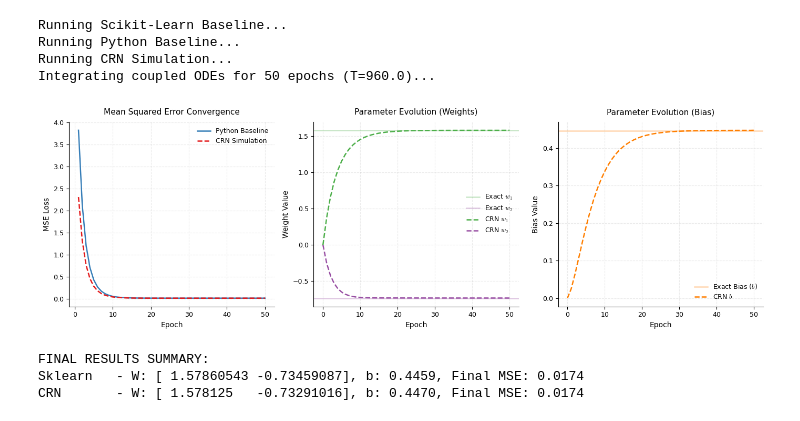
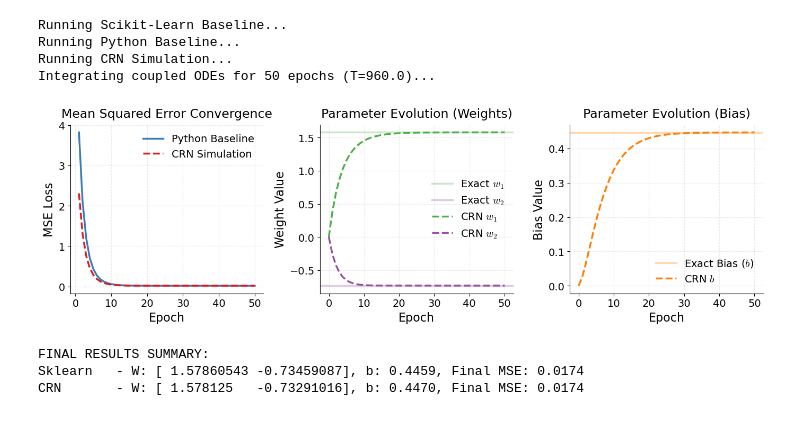
Before and after one commit to AryanK37/crn-linreg-interp, a Jupyter notebook: Notebooks/multivariate_regression_batch_size.ipynb, the cells around one changed output. Cells and saved outputs as stored; diff of their text form; code cells hidden in the pictures.

```diff
--- a/Notebooks/multivariate_regression_batch_size.ipynb
+++ b/Notebooks/multivariate_regression_batch_size.ipynb
@@ -400,17 +401,29 @@ Running CRN Simulation...
 Integrating coupled ODEs for 50 epochs (T=960.0)...
 # %%
 # Paper Plot
+# plt.rcParams.update({
+#     "font.family": "sans-serif",
+#     "font.sans-serif": ["DejaVu Sans", "Arial"],
+#     "mathtext.fontset": "cm",
+#     'font.size': 10,
+#     'axes.labelsize': 10,
+#     'axes.titlesize': 11,
+#     'legend.fontsize': 9,
+#     'xtick.labelsize': 9,
+#     'ytick.labelsize': 9,
+#     'lines.linewidth': 1.8
+# })
 plt.rcParams.update({
     "font.family": "sans-serif",
     "font.sans-serif": ["DejaVu Sans", "Arial"],
     "mathtext.fontset": "cm",
-    'font.size': 10,
-    'axes.labelsize': 10,
-    'axes.titlesize': 11,
-    'legend.fontsize': 9,
-    'xtick.labelsize': 9,
-    'ytick.labelsize': 9,
-    'lines.linewidth': 1.8
+    'font.size': 14,
+    'axes.labelsize': 16,
+    'axes.titlesize': 17,
+    'legend.fontsize': 14,
+    'xtick.labelsize': 14,
+    'ytick.labelsize': 14,
+    'lines.linewidth': 2.5
 })
 
 fig, axes = plt.subplots(1, 3, figsize=(14, 4.5))
@@ -450,34 +463,35 @@ axes[2].legend(loc='best', frameon=False)
 
 for ax in axes:
     ax.spines['top'].set_visible(False)
     ax.spines['right'].set_visible(False)
     ax.grid(True, alpha=0.25, linestyle='--')
 
 plt.tight_layout()
+os.makedirs("../plots", exist_ok=True)
 
 plt.savefig(
     "../plots/multi_variate_plots.pdf",
     format="pdf",
     bbox_inches="tight",
     pad_inches=0.02,
     dpi=600
 )
 plt.savefig(
     "../plots/multi_variate_plots.png",
     format="png",
     bbox_inches="tight",
     pad_inches=0.02,
     dpi=600
 )
 
 plt.show()
 
 print("FINAL RESULTS SUMMARY:")
 print(f"Sklearn   - W: {W_sk}, b: {b_sk:.4f}, Final MSE: {mse_sk:.4f}")
 # print(f"Python    - W: {W_py[-1]}, b: {b_py[-1]:.4f}, Final MSE: {mse_py[-1]:.4f}")
 print(f"CRN       - W: {W_crn[-1]}, b: {b_crn[-1]:.4f}, Final MSE: {mse_crn[-1]:.4f}")
 # %% [output]
-[figure, old version]
+[figure, new version]
 FINAL RESULTS SUMMARY:
 Sklearn   - W: [ 1.57860543 -0.73459087], b: 0.4459, Final MSE: 0.0174
 CRN       - W: [ 1.578125   -0.73291016], b: 0.4470, Final MSE: 0.0174
```
Also changed, not shown: parts of 1 cell of this notebook, 12 other files.
